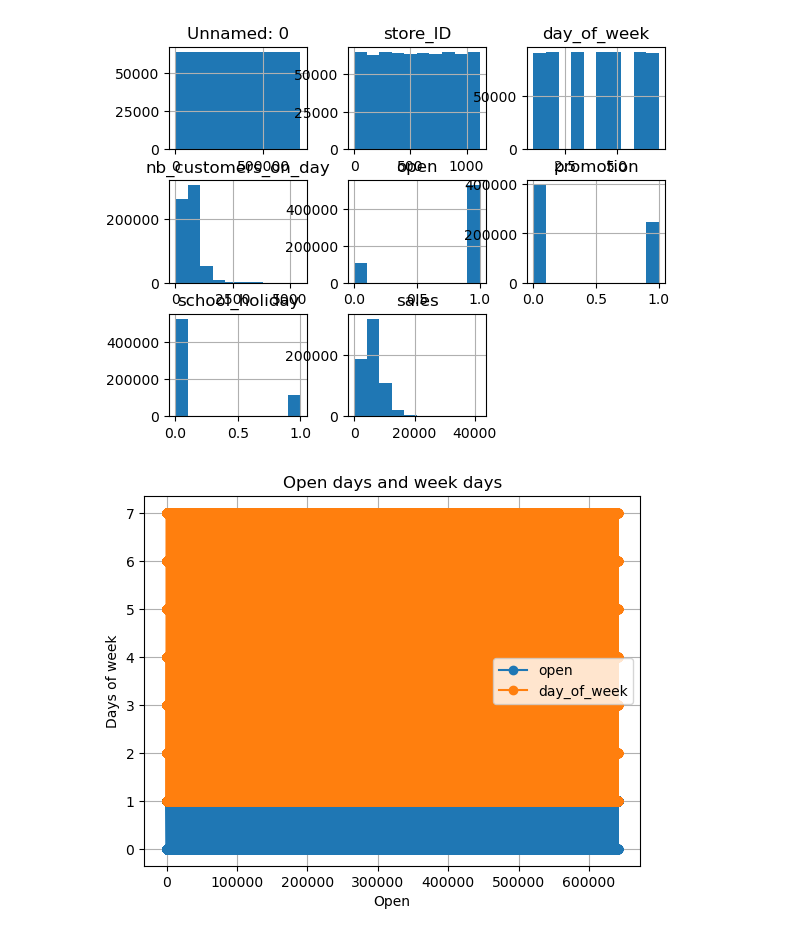
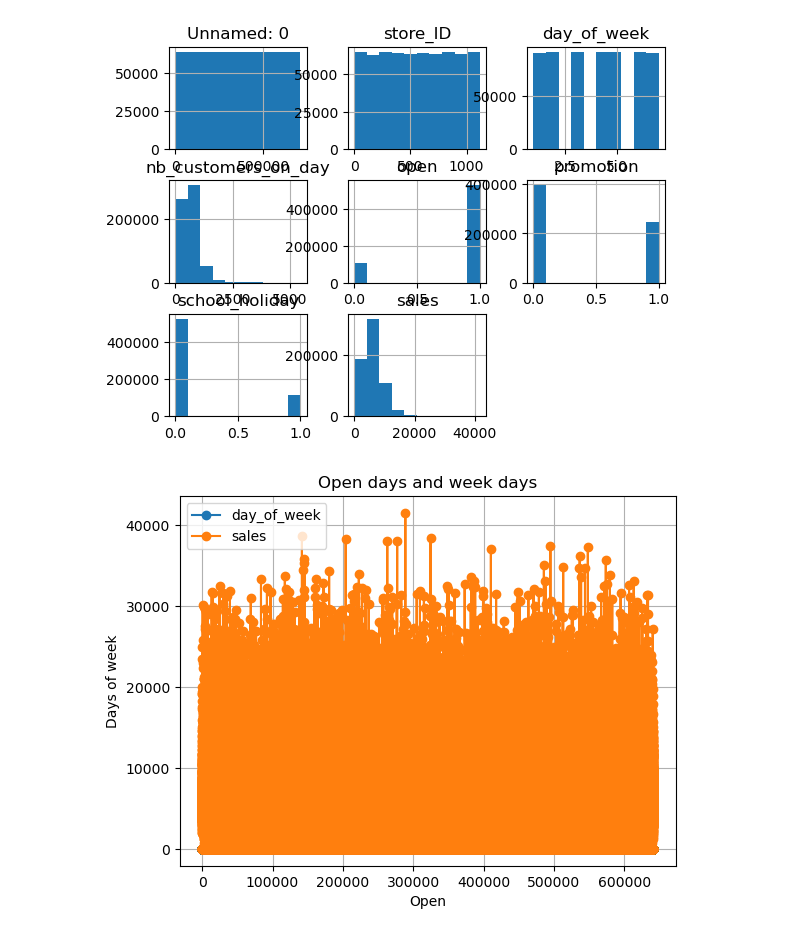
Before and after one commit to alfongccode/ironhack-sales-challenge-group5, a Jupyter notebook: sales_challenge.ipynb, the cells around one changed output. Cells and saved outputs as stored; diff of their text form; code cells hidden in the pictures.

```diff
--- a/sales_challenge.ipynb
+++ b/sales_challenge.ipynb
@@ -191,12 +191,12 @@ plt.show()
 [figure]
 # %%
 # Unnamed, store_ID, date
-sales[['day_of_week', 'open']].plot(kind='line', marker='o')
+sales[['day_of_week', 'sales']].plot(kind='line', marker='o')
 
 plt.title('Open days and week days')
 plt.xlabel('Open')
 plt.ylabel('Days of week')
 plt.grid(True)
 plt.show()
 # %% [output]
-[figure, old version]
+[figure, new version]
```
Also changed, not shown: parts of 4 cells of this notebook.
